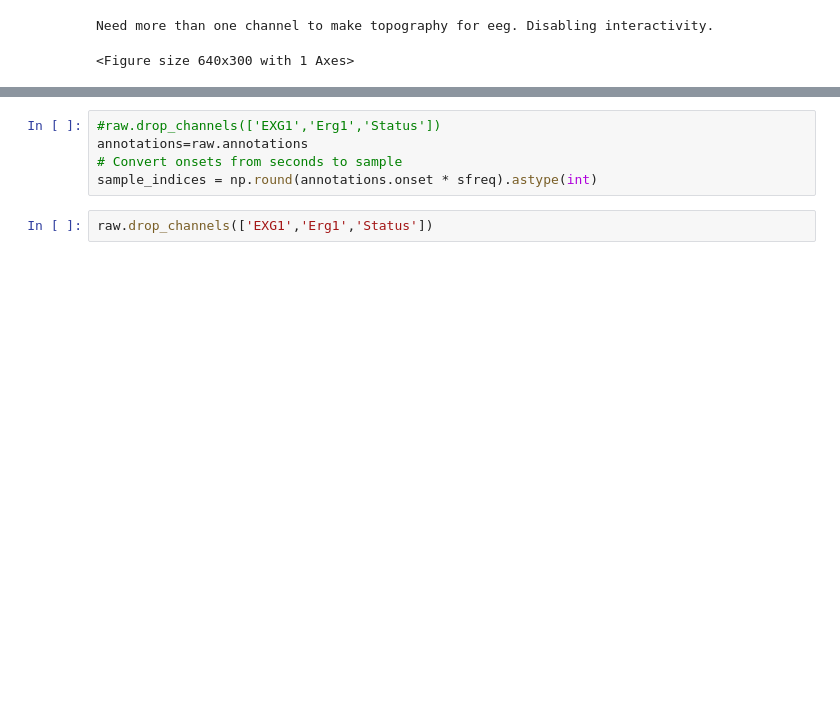
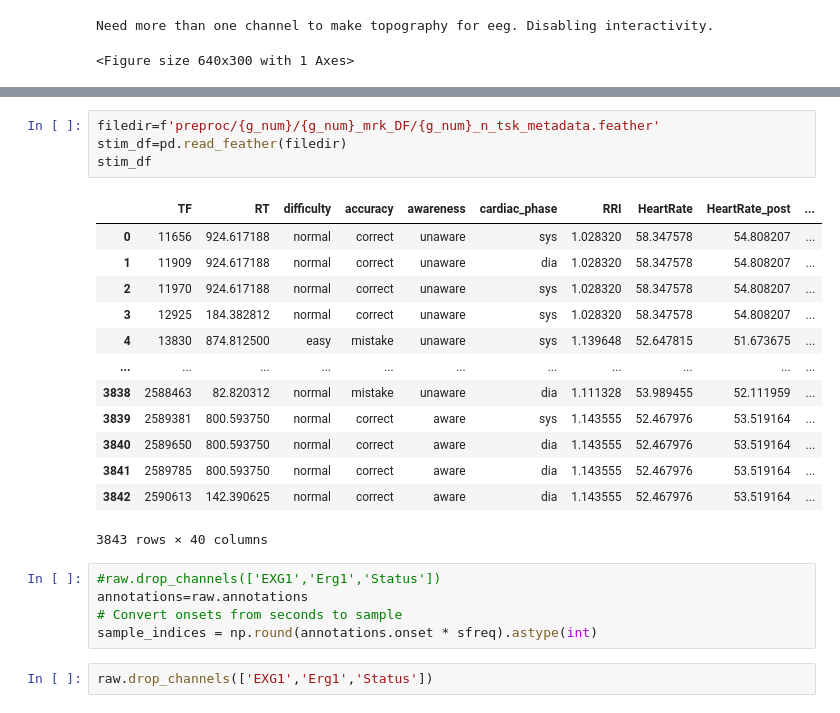
Before and after one commit to vivile42/unfold_proj, a Jupyter notebook: raw_export/raw_export.ipynb, the cells around one changed output, grey strips where cells are left out. Cells and saved outputs as stored; diff of their text form; blank space fills up the shorter version.

```diff
--- a/raw_export/raw_export.ipynb
+++ b/raw_export/raw_export.ipynb
@@ -205,3 +206,21 @@ Reading 0 ... 649983  =      0.000 ...  2538.996 secs...
+# %%
+filedir=f'preproc/{g_num}/{g_num}_mrk_DF/{g_num}_n_tsk_metadata.feather'
+stim_df=pd.read_feather(filedir)
+stim_df
+# %% [output]
+|  | TF | RT | difficulty | accuracy | awareness | cardiac_phase | RRI | HeartRate | HeartRate_post | ... |
+| 0 | 11656 | 924.617188 | normal | correct | unaware | sys | 1.028320 | 58.347578 | 54.808207 | ... |
+| 1 | 11909 | 924.617188 | normal | correct | unaware | dia | 1.028320 | 58.347578 | 54.808207 | ... |
+| 2 | 11970 | 924.617188 | normal | correct | unaware | sys | 1.028320 | 58.347578 | 54.808207 | ... |
+| 3 | 12925 | 184.382812 | normal | correct | unaware | sys | 1.028320 | 58.347578 | 54.808207 | ... |
+| 4 | 13830 | 874.812500 | easy | mistake | unaware | sys | 1.139648 | 52.647815 | 51.673675 | ... |
+| ... | ... | ... | ... | ... | ... | ... | ... | ... | ... | ... |
+| 3838 | 2588463 | 82.820312 | normal | mistake | unaware | dia | 1.111328 | 53.989455 | 52.111959 | ... |
+| 3839 | 2589381 | 800.593750 | normal | correct | aware | sys | 1.143555 | 52.467976 | 53.519164 | ... |
+| 3840 | 2589650 | 800.593750 | normal | correct | aware | dia | 1.143555 | 52.467976 | 53.519164 | ... |
+| 3841 | 2589785 | 800.593750 | normal | correct | aware | dia | 1.143555 | 52.467976 | 53.519164 | ... |
+| 3842 | 2590613 | 142.390625 | normal | correct | aware | dia | 1.143555 | 52.467976 | 53.519164 | ... |
+3843 rows × 40 columns
 # %%
 #raw.drop_channels(['EXG1','Erg1','Status'])
 annotations=raw.annotations
```
Also changed, not shown: parts of 3 cells of this notebook, 2 other files.
